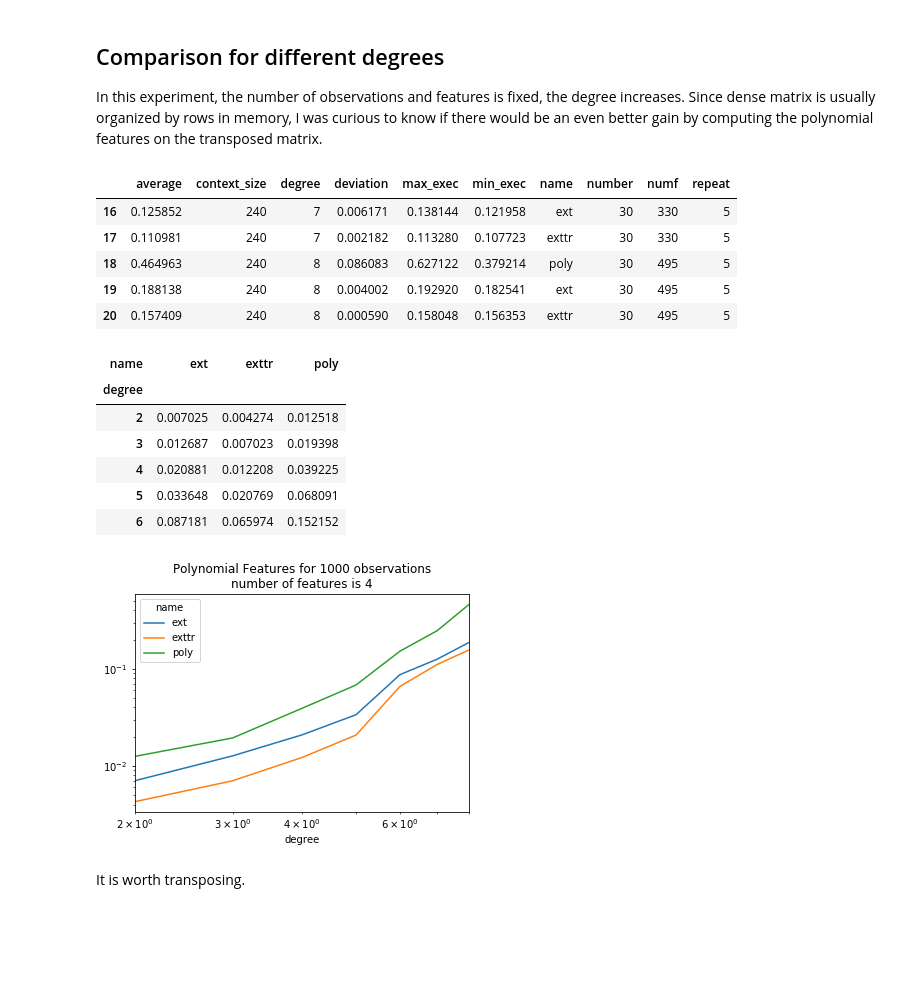
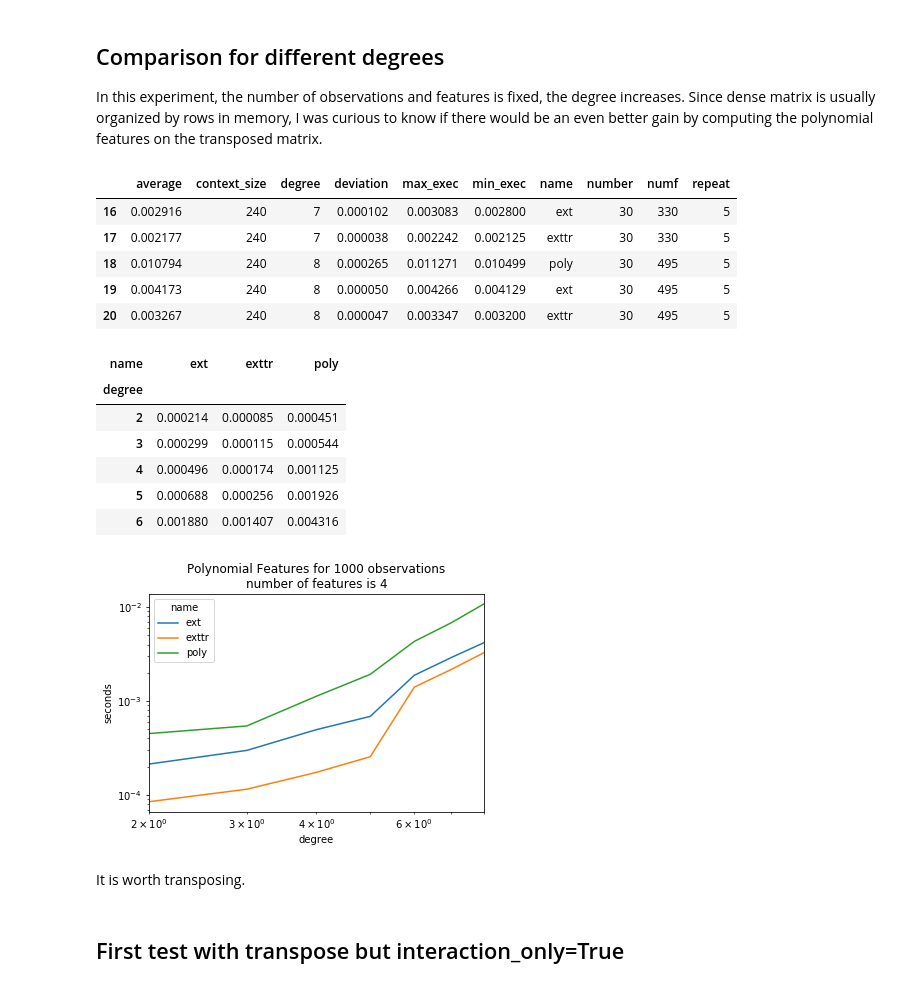
Before and after one commit to sdpython/mlinsights, a Jupyter notebook: _doc/notebooks/sklearn/faster_polynomial_features.ipynb, the cells around one changed output. Drawn from its saved outputs; the diff is of its cells as text; code cells hidden in the pictures; blank space fills up the shorter version.

```diff
--- a/_doc/notebooks/sklearn/faster_polynomial_features.ipynb
+++ b/_doc/notebooks/sklearn/faster_polynomial_features.ipynb
@@ -76,16 +76,27 @@ ext.get_feature_names()
 from cpyquickhelper.numbers import measure_time
 # %%
 res = []
-for n in [10, 20, 50, 100, 200, 500, 1000, 2000, 5000, 10000, 20000, 50000, 100000, 200000]:
+for n in [1, 2, 5, 10, 20, 50, 100, 200, 500, 1000, 2000,
+          5000, 10000, 20000, 50000, 100000, 200000]:
     X = numpy.random.random((n, 5))
-    r1 = measure_time("poly.fit_transform(X)", context=dict(X=X, poly=poly), repeat=2, number=30)
-    r2 = measure_time("ext.fit_transform(X)", context=dict(X=X, ext=ext), repeat=2, number=30)
+    poly.fit(X)
+    ext.fit(X)
+    r1 = measure_time("poly.transform(X)", context=dict(X=X, poly=poly), repeat=5, number=10, div_by_number=True)
+    r2 = measure_time("ext.transform(X)", context=dict(X=X, ext=ext), repeat=5, number=10, div_by_number=True)
+    r3 = measure_time("poly.fit_transform(X)", context=dict(X=X, poly=poly), repeat=5, number=10, div_by_number=True)
+    r4 = measure_time("ext.fit_transform(X)", context=dict(X=X, ext=ext), repeat=5, number=10, div_by_number=True)
     r1["name"] = "poly"
     r2["name"] = "ext"
+    r3["name"] = "poly+fit"
+    r4["name"] = "ext+fit"
     r1["size"] = n
     r2["size"] = n
+    r3["size"] = n
+    r4["size"] = n
     res.append(r1)
     res.append(r2)
+    res.append(r3)
+    res.append(r4)
 
 import pandas
 df = pandas.DataFrame(res)
@@ -123,10 +134,12 @@ The gain is mostly visible for small dimensions.
 In this experiment, the number of observations is fixed to 1000 but the number of features varies.
 # %%
 res = []
-for n in [2, 3, 4, 5, 6, 7, 8, 9, 10, 15, 20, 40, 50]:
+for n in [1, 2, 3, 4, 5, 6, 7, 8, 9, 10, 15, 20, 40, 50]:
     X = numpy.random.random((1000, n))
-    r1 = measure_time("poly.fit_transform(X)", context=dict(X=X, poly=poly), repeat=5, number=30)
-    r2 = measure_time("ext.fit_transform(X)", context=dict(X=X, ext=ext), repeat=5, number=30)
+    poly.fit(X)
+    ext.fit(X)
+    r1 = measure_time("poly.transform(X)", context=dict(X=X, poly=poly), repeat=5, number=30, div_by_number=True)
+    r2 = measure_time("ext.transform(X)", context=dict(X=X, ext=ext), repeat=5, number=30, div_by_number=True)
     r1["name"] = "poly"
     r2["name"] = "ext"
     r1["nfeat"] = n
@@ -181,9 +195,9 @@ for n in [2, 3, 4, 5, 6, 7, 8]:
     poly.fit(X)
     ext.fit(X)
     exttr.fit(X)
-    r1 = measure_time("poly.fit_transform(X)", context=dict(X=X, poly=poly), repeat=5, number=30)
-    r2 = measure_time("ext.fit_transform(X)", context=dict(X=X, ext=ext), repeat=5, number=30)
-    r3 = measure_time("exttr.fit_transform(X)", context=dict(X=X, exttr=exttr), repeat=5, number=30)
+    r1 = measure_time("poly.transform(X)", context=dict(X=X, poly=poly), repeat=5, number=30, div_by_number=True)
+    r2 = measure_time("ext.transform(X)", context=dict(X=X, ext=ext), repeat=5, number=30, div_by_number=True)
+    r3 = measure_time("exttr.transform(X)", context=dict(X=X, exttr=exttr), repeat=5, number=30, div_by_number=True)
     r1["name"] = "poly"
     r2["name"] = "ext"
     r3["name"] = "exttr"
@@ -205,27 +219,30 @@ df = pandas.DataFrame(res)
 df.tail()
 # %% [output]
 |  | average | context_size | degree | deviation | max_exec | min_exec | name | number | numf | repeat |
-| 16 | 0.125852 | 240 | 7 | 0.006171 | 0.138144 | 0.121958 | ext | 30 | 330 | 5 |
-| 17 | 0.110981 | 240 | 7 | 0.002182 | 0.113280 | 0.107723 | exttr | 30 | 330 | 5 |
-| 18 | 0.464963 | 240 | 8 | 0.086083 | 0.627122 | 0.379214 | poly | 30 | 495 | 5 |
-| 19 | 0.188138 | 240 | 8 | 0.004002 | 0.192920 | 0.182541 | ext | 30 | 495 | 5 |
-| 20 | 0.157409 | 240 | 8 | 0.000590 | 0.158048 | 0.156353 | exttr | 30 | 495 | 5 |
+| 16 | 0.002916 | 240 | 7 | 0.000102 | 0.003083 | 0.002800 | ext | 30 | 330 | 5 |
+| 17 | 0.002177 | 240 | 7 | 0.000038 | 0.002242 | 0.002125 | exttr | 30 | 330 | 5 |
+| 18 | 0.010794 | 240 | 8 | 0.000265 | 0.011271 | 0.010499 | poly | 30 | 495 | 5 |
+| 19 | 0.004173 | 240 | 8 | 0.000050 | 0.004266 | 0.004129 | ext | 30 | 495 | 5 |
+| 20 | 0.003267 | 240 | 8 | 0.000047 | 0.003347 | 0.003200 | exttr | 30 | 495 | 5 |
 # %%
 piv = df.pivot("degree", "name", "average")
 piv[:5]
 # %% [output]
 | name | ext | exttr | poly |
 | degree |  |  |  |
-| 2 | 0.007025 | 0.004274 | 0.012518 |
-| 3 | 0.012687 | 0.007023 | 0.019398 |
-| 4 | 0.020881 | 0.012208 | 0.039225 |
-| 5 | 0.033648 | 0.020769 | 0.068091 |
-| 6 | 0.087181 | 0.065974 | 0.152152 |
+| 2 | 0.000214 | 0.000085 | 0.000451 |
+| 3 | 0.000299 | 0.000115 | 0.000544 |
+| 4 | 0.000496 | 0.000174 | 0.001125 |
+| 5 | 0.000688 | 0.000256 | 0.001926 |
+| 6 | 0.001880 | 0.001407 | 0.004316 |
 # %%
 ax = piv.plot(logy=True, logx=True)
 ax.set_title("Polynomial Features for 1000 observations\nnumber of features is 4")
+ax.set_ylabel("seconds")
 ax.set_xlabel("degree");
 # %% [output]
-[figure, old version]
+[figure, new version]
 # %% [markdown]
 It is worth transposing.
+# %% [markdown]
+## First test with transpose but interaction_only=True
```
Also changed, not shown: parts of 20 cells of this notebook, 1 other file.
